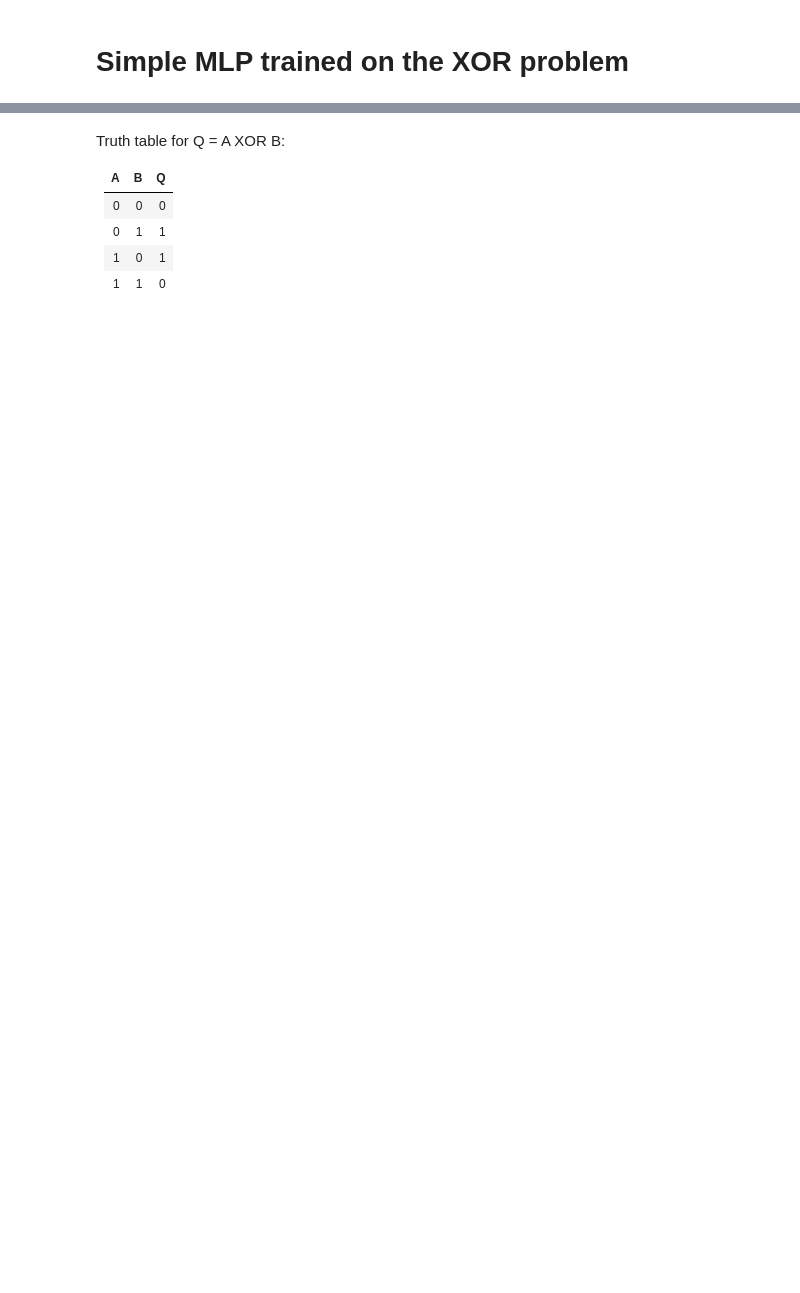
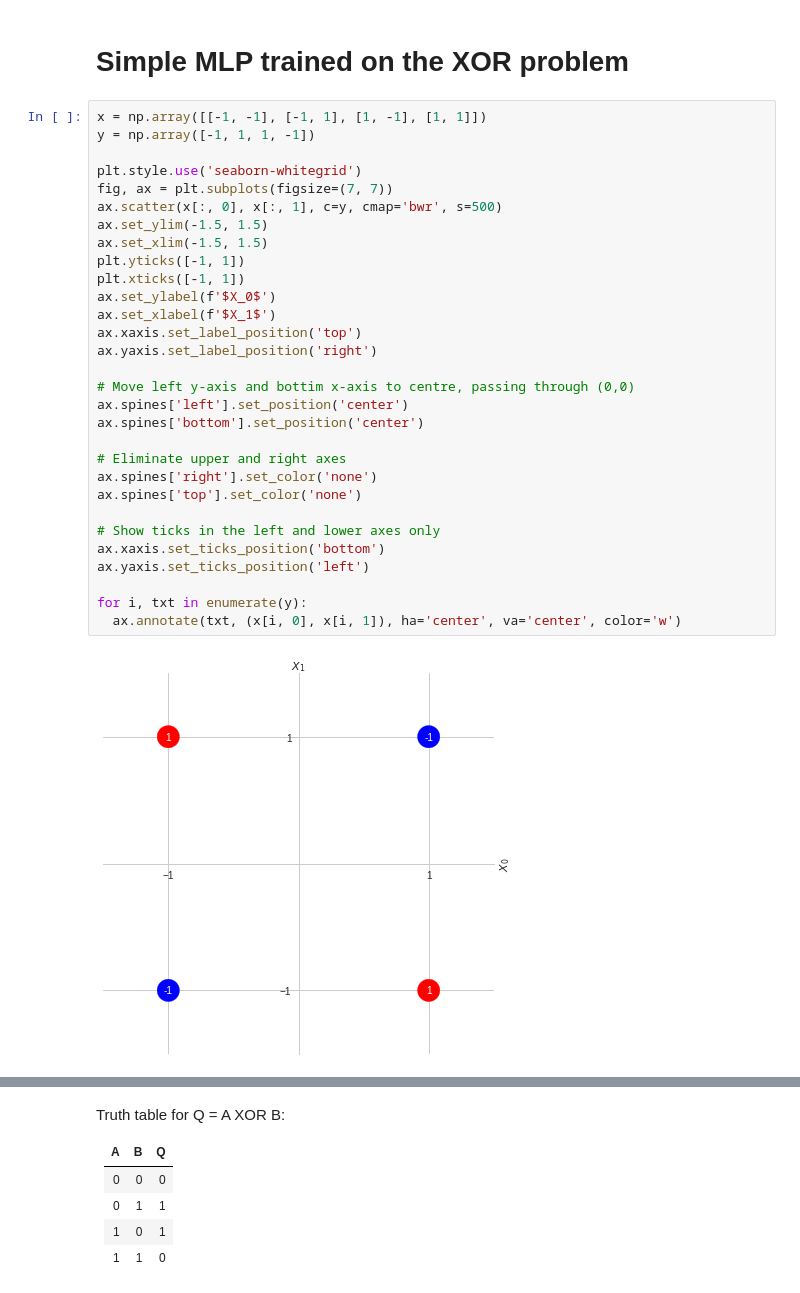
Before and after one commit to yannidd/analog-electronics-nn, a Jupyter notebook: python/notes.ipynb, the cells around one changed output, grey strips where cells are left out. Saved outputs shown, nothing was run; the diff lists cells and outputs as text; blank space fills up the shorter version.

Commit message:
xor plot

```diff
--- a/python/notes.ipynb
+++ b/python/notes.ipynb
@@ -24,6 +26,38 @@ from tensorflow.keras.layers import Dense, Activation
 from tensorflow.keras.optimizers import SGD
 # %% [markdown]
 # Simple MLP trained on the XOR problem
+# %%
+x = np.array([[-1, -1], [-1, 1], [1, -1], [1, 1]])
+y = np.array([-1, 1, 1, -1])
+
+plt.style.use('seaborn-whitegrid')
+fig, ax = plt.subplots(figsize=(7, 7))
+ax.scatter(x[:, 0], x[:, 1], c=y, cmap='bwr', s=500)
+ax.set_ylim(-1.5, 1.5)
+ax.set_xlim(-1.5, 1.5)
+plt.yticks([-1, 1])
+plt.xticks([-1, 1])
+ax.set_ylabel(f'$X_0$')
+ax.set_xlabel(f'$X_1$')
+ax.xaxis.set_label_position('top')
+ax.yaxis.set_label_position('right')
+
+# Move left y-axis and bottim x-axis to centre, passing through (0,0)
+ax.spines['left'].set_position('center')
+ax.spines['bottom'].set_position('center')
+
+# Eliminate upper and right axes
+ax.spines['right'].set_color('none')
+ax.spines['top'].set_color('none')
+
+# Show ticks in the left and lower axes only
+ax.xaxis.set_ticks_position('bottom')
+ax.yaxis.set_ticks_position('left')
+
+for i, txt in enumerate(y):
+  ax.annotate(txt, (x[i, 0], x[i, 1]), ha='center', va='center', color='w')
+# %% [output]
+[figure, added]
 # %%
 def accuracy(y_true, y_pred):
   return K.abs(y_true - y_pred) < 0.1
```
Also changed, not shown: parts of 3 cells of this notebook.
